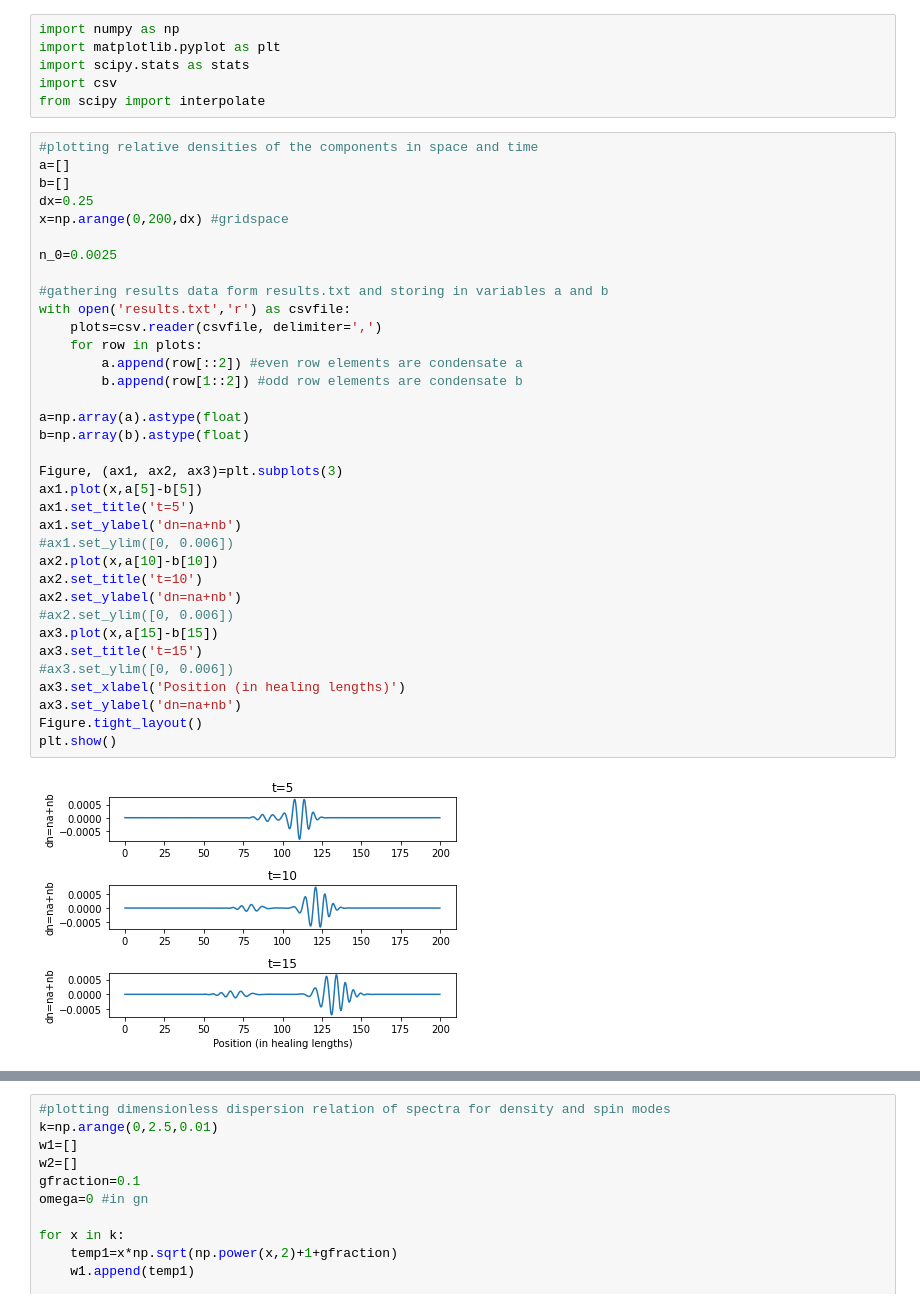
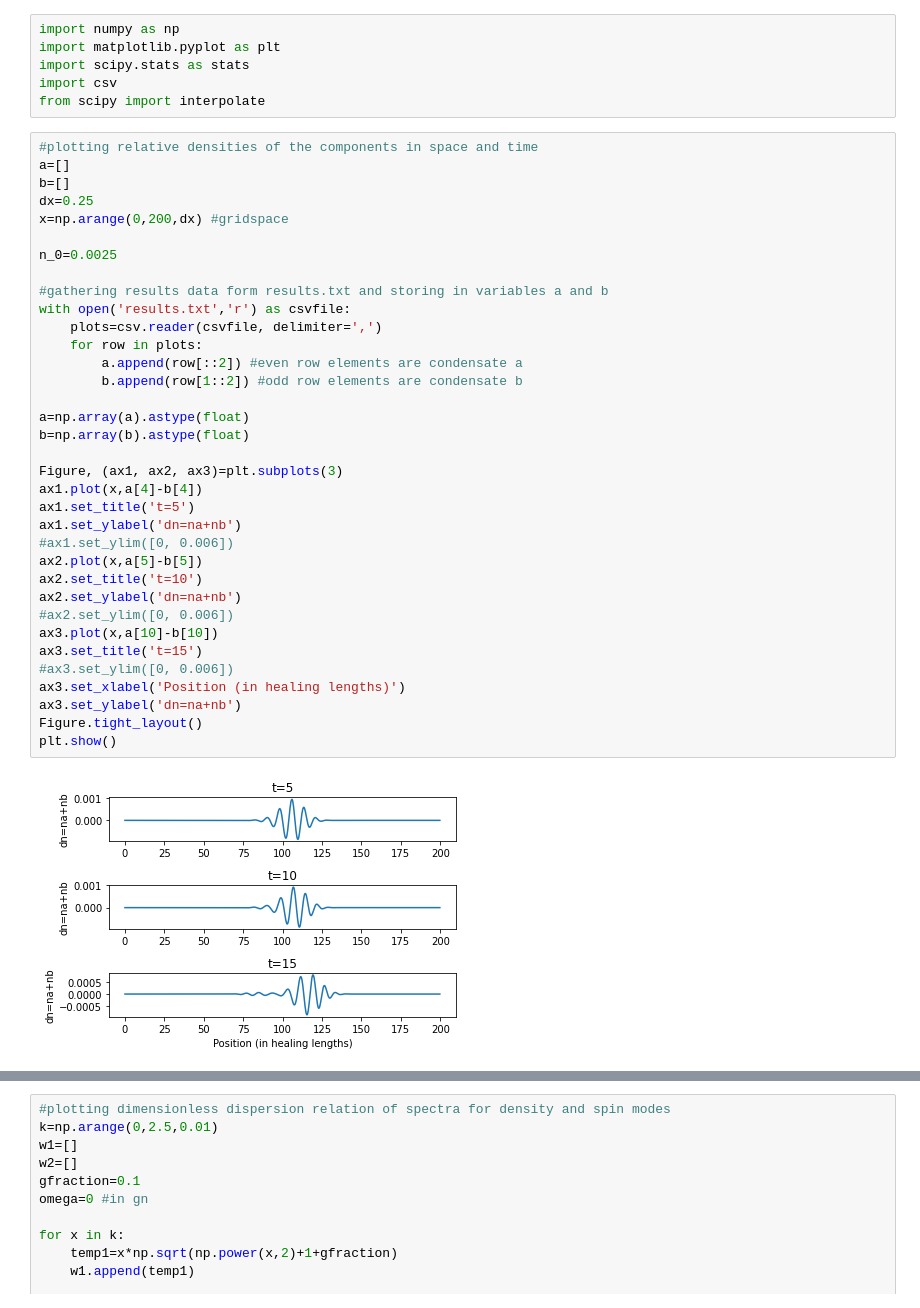
Before and after one commit to ebbeborg/GPsolver, a Jupyter notebook: results/results.ipynb, the cells around one changed output, grey strips where cells are left out. Saved outputs shown, nothing was run; the diff lists cells and outputs as text.

```diff
--- a/results/results.ipynb
+++ b/results/results.ipynb
@@ -10,34 +10,34 @@ a=[]
 b=[]
 dx=0.25
 x=np.arange(0,200,dx) #gridspace
 
 n_0=0.0025
 
 #gathering results data form results.txt and storing in variables a and b
 with open('results.txt','r') as csvfile:
     plots=csv.reader(csvfile, delimiter=',')
     for row in plots:
         a.append(row[::2]) #even row elements are condensate a
         b.append(row[1::2]) #odd row elements are condensate b
 
 a=np.array(a).astype(float)
 b=np.array(b).astype(float)
 
 Figure, (ax1, ax2, ax3)=plt.subplots(3)
-ax1.plot(x,a[5]-b[5])
+ax1.plot(x,a[4]-b[4])
 ax1.set_title('t=5')
 ax1.set_ylabel('dn=na+nb')
 #ax1.set_ylim([0, 0.006])
-ax2.plot(x,a[10]-b[10])
+ax2.plot(x,a[5]-b[5])
 ax2.set_title('t=10')
 ax2.set_ylabel('dn=na+nb')
 #ax2.set_ylim([0, 0.006])
-ax3.plot(x,a[15]-b[15])
+ax3.plot(x,a[10]-b[10])
 ax3.set_title('t=15')
 #ax3.set_ylim([0, 0.006])
 ax3.set_xlabel('Position (in healing lengths)')
 ax3.set_ylabel('dn=na+nb')
 Figure.tight_layout()
 plt.show()
 # %% [output]
-[figure, old version]
+[figure, new version]
```
Also changed, not shown: parts of 2 cells of this notebook, 7 other files.
